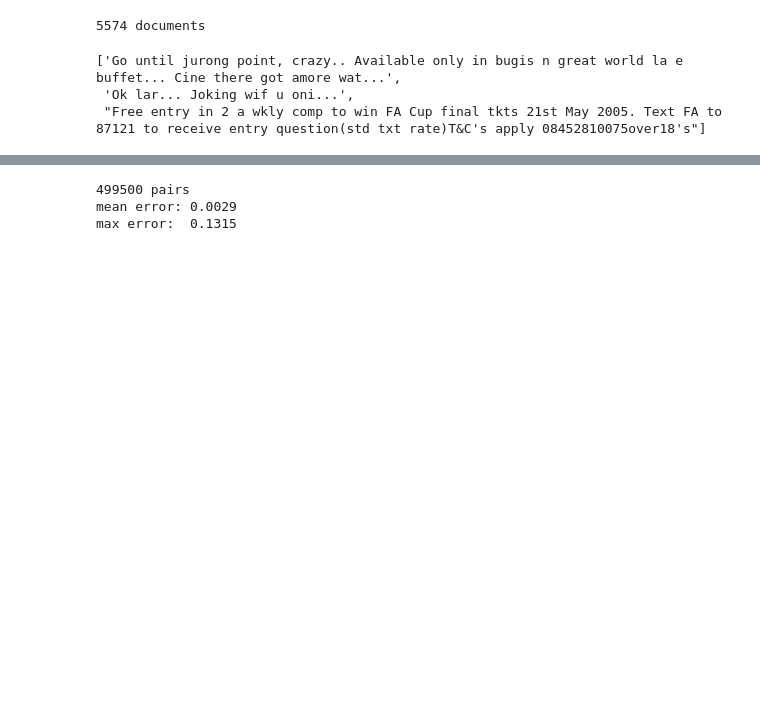
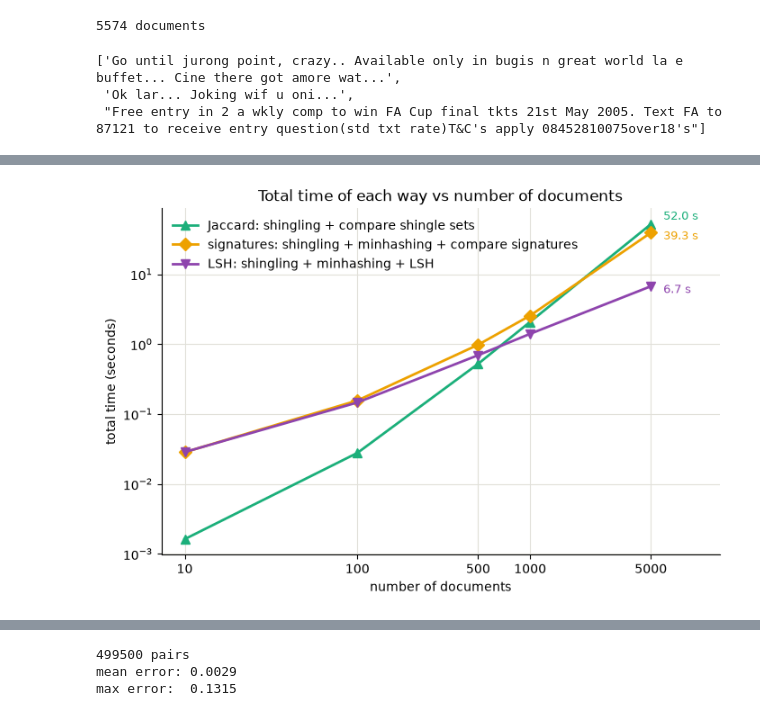
Before and after one commit to Val0007/Data-mining-course, a Jupyter notebook: shingle.ipynb, the cells around one changed output, grey strips where cells are left out. Saved outputs shown, nothing was run; the diff lists cells and outputs as text; code cells hidden in the pictures; blank space fills up the shorter version.

```diff
--- a/shingle.ipynb
+++ b/shingle.ipynb
@@ -367,0 +472,39 @@ plt.show()
+# %%
+# graph 2: total time of each way of finding the similar pairs vs number of documents
+# each line adds the times of the steps that this way needs (times_df comes from graph 1)
+pipelines = {
+    "Jaccard: shingling + compare shingle sets": times_df["shingling (s)"] + times_df["compare shingle sets - Jaccard (s)"],
+    "signatures: shingling + minhashing + compare signatures": times_df["shingling (s)"] + times_df["minhashing (s)"] + times_df["compare signatures (s)"],
+    "LSH: shingling + minhashing + LSH": times_df["shingling (s)"] + times_df["minhashing (s)"] + times_df["LSH (s)"],
+}
+colors = ["#1baf7a", "#eda100", "#8e44ad"]   # same color as the last step of each way in graph 1
+markers = ["^", "D", "v"]
+
+fig, ax = plt.subplots(figsize=(8, 5))
+for (name, total), color, marker in zip(pipelines.items(), colors, markers):
+    ax.plot(times_df["documents"], total, color=color, marker=marker, linewidth=2, markersize=7, label=name)
+    # write the exact total time at the last point (the biggest number of documents)
+    # the highest one goes a bit up, because the two slow ways end very close and the texts touch
+    up = 6 if total.iloc[-1] == max(t.iloc[-1] for t in pipelines.values()) else -3
+    ax.annotate(f"{total.iloc[-1]:.1f} s", (times_df["documents"].iloc[-1], total.iloc[-1]),
+                xytext=(10, up), textcoords="offset points", va="center", fontsize=9, color=color)
+
+ax.set_xscale("log")
+ax.set_yscale("log")
+ax.set_xticks(times_df["documents"])
+ax.set_xticklabels(times_df["documents"])
+ax.minorticks_off()
+ax.set_xlim(right=times_df["documents"].max() * 2.5)   # space for the times at the end of the lines
+ax.set_xlabel("number of documents")
+ax.set_ylabel("total time (seconds)")
+ax.set_title("Total time of each way vs number of documents")
+ax.grid(True, color="#e1e0d9", linewidth=0.8)
+ax.spines["top"].set_visible(False)
+ax.spines["right"].set_visible(False)
+ax.legend(loc="upper left", frameon=False)
+plt.show()
+
+# the same numbers in a table
+pd.DataFrame({"documents": times_df["documents"], **pipelines}).round(3)
+# %% [output]
+[figure, added]
```
Also changed, not shown: parts of 17 cells of this notebook.
